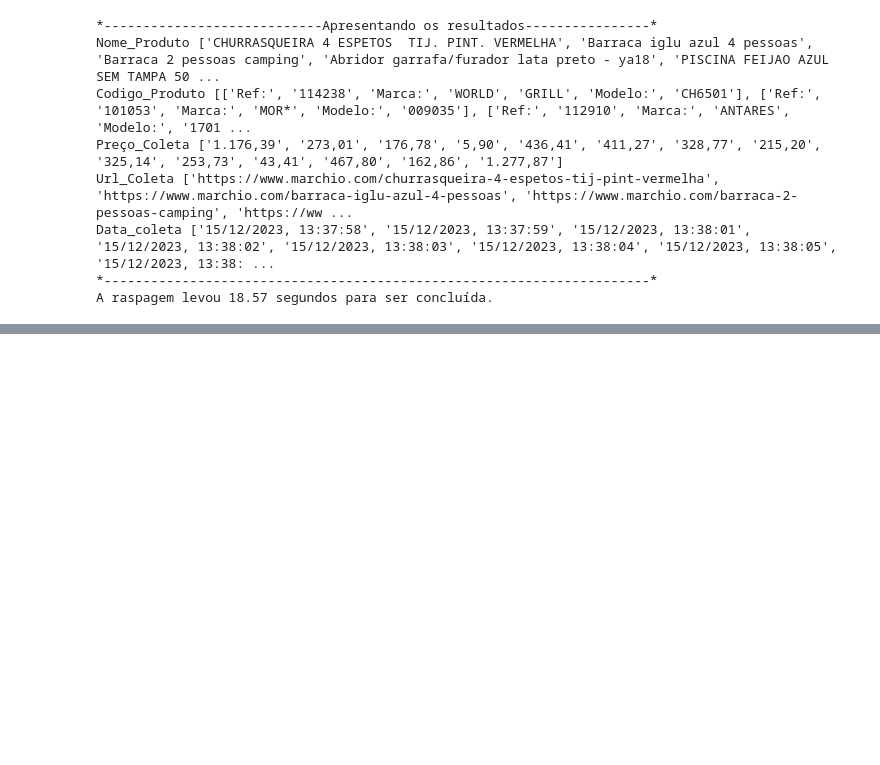
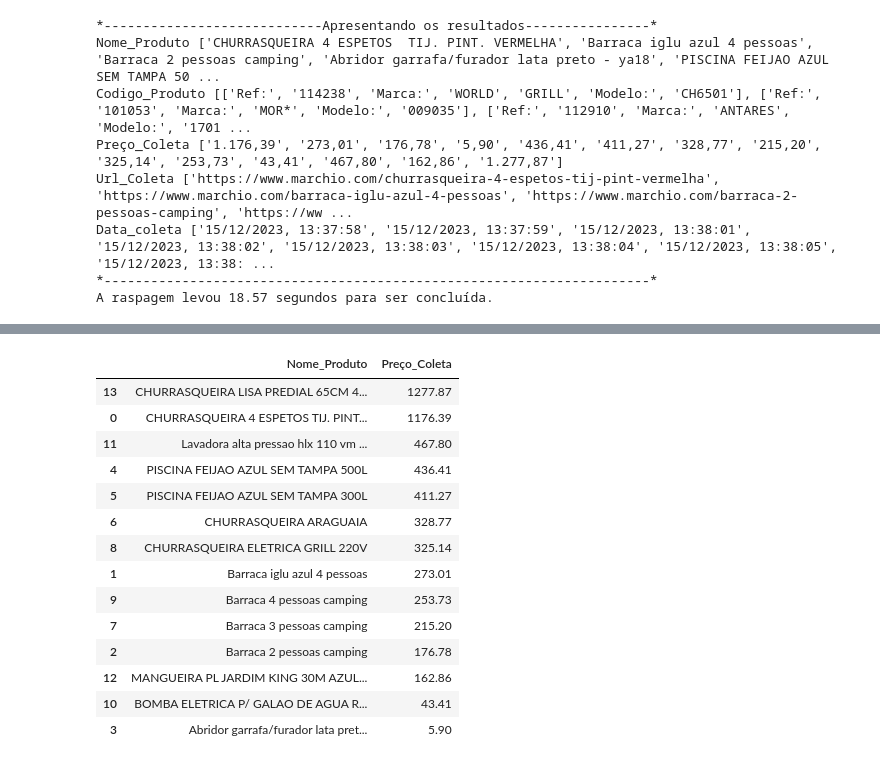
Before and after one commit to hugodevelopment/Web-Scraping, a Jupyter notebook: Desafio_FVG(Ibre).ipynb, the cells around one changed output, grey strips where cells are left out. Cells and saved outputs as stored; diff of their text form; code cells hidden in the pictures; blank space fills up the shorter version.

```diff
--- a/Desafio_FVG(Ibre).ipynb
+++ b/Desafio_FVG(Ibre).ipynb
@@ -160,0 +184,19 @@ df
+# %%
+produtos_mais_caros = df[["Nome_Produto","Preço_Coleta"]].sort_values(by="Preço_Coleta",ascending=False)
+produtos_mais_caros
+# %% [output]
+|  | Nome_Produto | Preço_Coleta |
+| 13 | CHURRASQUEIRA LISA PREDIAL 65CM 4... | 1277.87 |
+| 0 | CHURRASQUEIRA 4 ESPETOS TIJ. PINT... | 1176.39 |
+| 11 | Lavadora alta pressao hlx 110 vm ... | 467.80 |
+| 4 | PISCINA FEIJAO AZUL SEM TAMPA 500L | 436.41 |
+| 5 | PISCINA FEIJAO AZUL SEM TAMPA 300L | 411.27 |
+| 6 | CHURRASQUEIRA ARAGUAIA | 328.77 |
+| 8 | CHURRASQUEIRA ELETRICA GRILL 220V | 325.14 |
+| 1 | Barraca iglu azul 4 pessoas | 273.01 |
+| 9 | Barraca 4 pessoas camping | 253.73 |
+| 7 | Barraca 3 pessoas camping | 215.20 |
+| 2 | Barraca 2 pessoas camping | 176.78 |
+| 12 | MANGUEIRA PL JARDIM KING 30M AZUL... | 162.86 |
+| 10 | BOMBA ELETRICA P/ GALAO DE AGUA R... | 43.41 |
+| 3 | Abridor garrafa/furador lata pret... | 5.90 |
```
Also changed, not shown: parts of 3 cells of this notebook.
